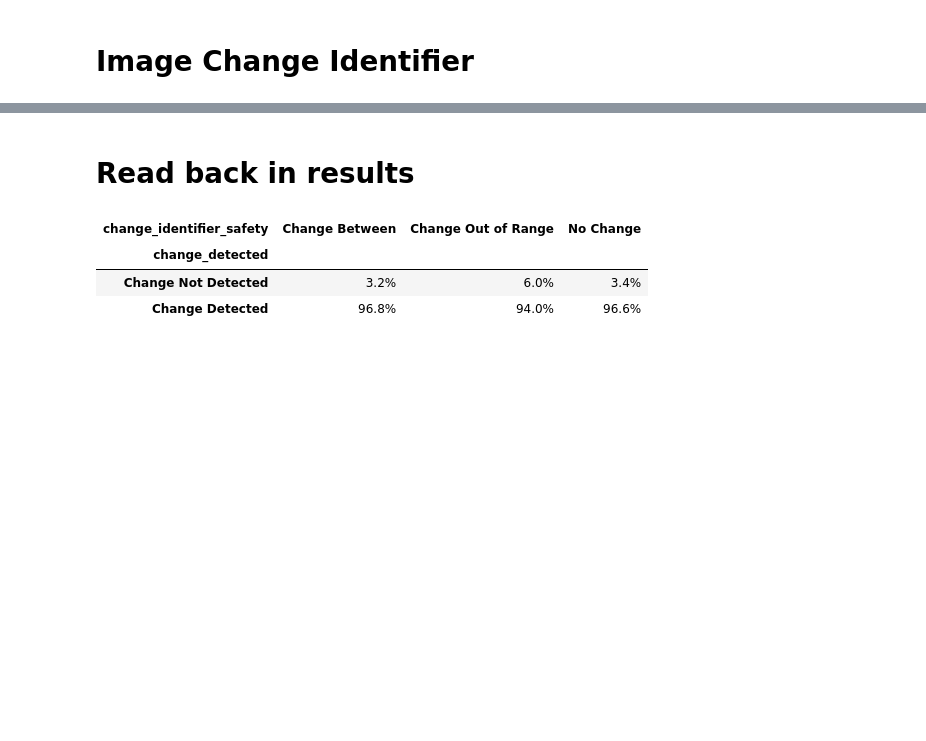
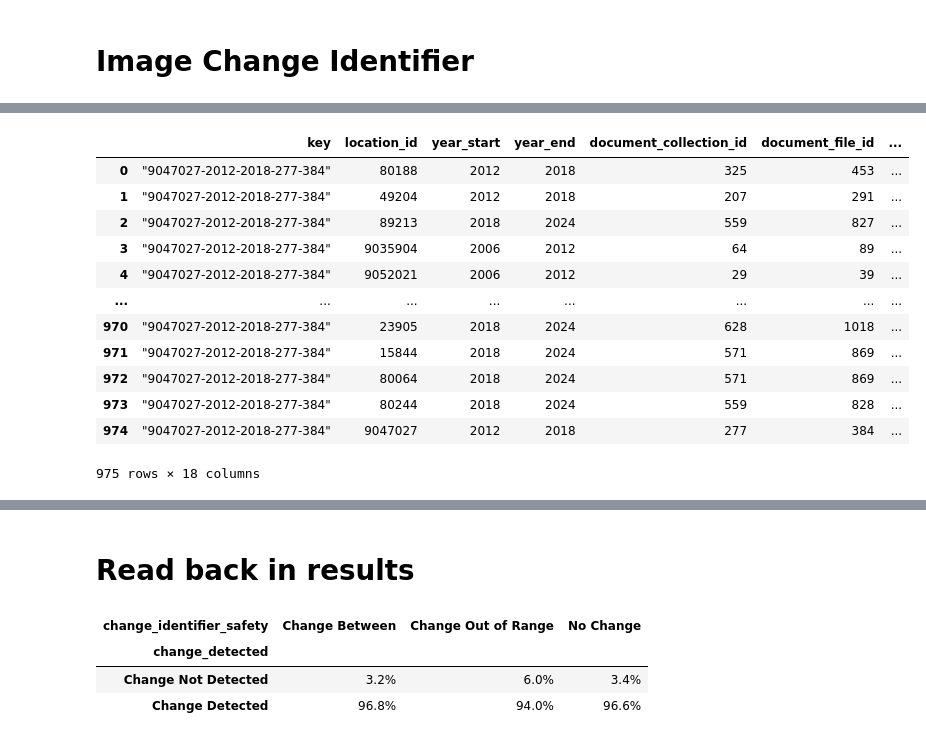
Before and after one commit to jatkins23/streetTransformer, a Jupyter notebook: notebooks/oai_api.ipynb, the cells around one changed output, grey strips where cells are left out. Drawn from its saved outputs; the diff is of its cells as text; code cells hidden in the pictures; blank space fills up the shorter version.

Commit message:
updated final version of the models before neurips submission

```diff
--- a/notebooks/oai_api.ipynb
+++ b/notebooks/oai_api.ipynb
@@ -64,0 +202,10 @@ with open('../data_oai_files/query123_top1000_sample.csv', 'w') as f:
+# %%
+with open('../data_oai_files/samples/sidebyside_describers.csv', 'w') as f:
+    f.write('item_id,file_labels\n')
+    for row in location_pairs_to_documents.itertuples():
+        sbs_start_path = Path(*Path(row.imagery_path_start).parts[0:3]) / 'sidebyside' / Path(row.imagery_path_start).parts[-2] / f'sidebside_{Path(row.imagery_path_start).parts[-1]}'
+        sbs_end_path = Path(*Path(row.imagery_path_end).parts[0:3]) / 'sidebyside' / Path(row.imagery_path_end).parts[-2] / f'sidebside_{Path(row.imagery_path_end).parts[-1]}'
+
+        key         = f'"{row.location_id}-{row.year_start}-{row.year_end}-{row.document_collection_id}-{row.document_file_id}"'
+        file_labels = f'"before:{sbs_start_path};after:{sbs_end_path}"'
+        f.write(f'"{key}",{file_labels}\n')
@@ -64,0 +214,10 @@ with open('../data_oai_files/query123_top1000_sample.csv', 'w') as f:
+# %%
+from st_preprocessing.config import DATA_PATH
+
+with open('../data_oai_files/samples/document_describers.csv', 'w') as f:
+    f.write('item_id,file_labels\n')
+    for row in location_pairs_to_documents.itertuples():
+        if (DATA_PATH / str(row.document_path)).exists():
+            key         = f'"{row.location_id}-{row.year_start}-{row.year_end}-{row.document_collection_id}-{row.document_file_id}"'
+            file_labels = f'"document:{row.document_path}"'
+            f.write(f'"{key}",{file_labels}\n')
@@ -64,0 +245,59 @@ with open('../data_oai_files/query123_top1000_sample.csv', 'w') as f:
+# %%
+docs_wrong_answers = {}
+location_pairs_to_documents['key'] = f'"{row.location_id}-{row.year_start}-{row.year_end}-{row.document_collection_id}-{row.document_file_id}"'
+
+for row in location_pairs_to_documents.itertuples():
+    # ids
+    location_id = row.location_id
+    document_collection_id = row.document_collection_id
+
+    locid_mask = location_to_document_collection['location_id'] != location_id
+    docid_mask = location_to_document_collection['document_collection_id'] != document_collection_id
+    l2d_valid= location_to_document_collection[locid_mask & docid_mask]
+
+    docs_valid = l2d_valid.merge(document_files, on = 'document_collection_id')
+    wrong_answers = docs_valid.sample(2)
+
+    docs_wrong_answers[row.key] = wrong_answers[['document_collection_id', 'document_file_id','relative_path']].reset_index(drop=True)
+
+#docs_wrong_answers_pivot = pd.concat({k: pd.DataFrame(v) for k, v in docs_wrong_answers.items()}).reset_index(names=['key','sub_index']).pivot(index='key', columns='sub_index', values='relative_path')
+docs_wrong_answers_pivot= docs_wrong_answers_pivot.set_axis(['option_1', 'option_2'], axis=1)
+location_pairs_to_documents_with_options = location_pairs_to_documents.merge(
+    docs_wrong_answers_pivot,
+    on = 'key'
+).rename(columns = {'document_path':'option_correct'})
+
+# for row in location_pairs_to_documents_with_options[['key', 'option_correct','option_1','option_2']].itertuples():
+#     row
+#     #location_pairs_to_documents_with_options.
+
+# location_pairs_to_documents_with_options['option_1'] = location_pairs_to_documents_with_options['option_1'].apply(lambda x: (x, 'incorrect'))
+# location_pairs_to_documents_with_options['option_2'] = location_pairs_to_documents_with_options['option_2'].apply(lambda x: (x, 'incorrect'))
+# location_pairs_to_documents_with_options['option_correct'] = location_pairs_to_documents_with_options['option_correct'].apply(lambda x: (x, 'correct'))
+
+
+# location_pairs_to_documents_with_options.melt(
+#     id_vars = 'location_id'
+# )
+# )
+
+location_pairs_to_documents_with_options.melt(
+    id_vars = ['key' ,'location_id', 'year_start', 'year_end', 'document_collection_id', 'document_file_id', 'document_collection_name', 'borough', 'sample_source', 'crossstreets',  'document_year', 'subgroup','imagery_path_start', 'sidebyside_path_start', 'imagery_path_end',
+       'sidebyside_path_end'],
+       value_vars = ['option_correct', 'option_1', 'option_2'],
+       value_name='document_path'
+)
+# %% [output]
+|  | key | location_id | year_start | year_end | document_collection_id | document_file_id | ... |
+| 0 | "9047027-2012-2018-277-384" | 80188 | 2012 | 2018 | 325 | 453 | ... |
+| 1 | "9047027-2012-2018-277-384" | 49204 | 2012 | 2018 | 207 | 291 | ... |
+| 2 | "9047027-2012-2018-277-384" | 89213 | 2018 | 2024 | 559 | 827 | ... |
+| 3 | "9047027-2012-2018-277-384" | 9035904 | 2006 | 2012 | 64 | 89 | ... |
+| 4 | "9047027-2012-2018-277-384" | 9052021 | 2006 | 2012 | 29 | 39 | ... |
+| ... | ... | ... | ... | ... | ... | ... | ... |
+| 970 | "9047027-2012-2018-277-384" | 23905 | 2018 | 2024 | 628 | 1018 | ... |
+| 971 | "9047027-2012-2018-277-384" | 15844 | 2018 | 2024 | 571 | 869 | ... |
+| 972 | "9047027-2012-2018-277-384" | 80064 | 2018 | 2024 | 571 | 869 | ... |
+| 973 | "9047027-2012-2018-277-384" | 80244 | 2018 | 2024 | 559 | 828 | ... |
+| 974 | "9047027-2012-2018-277-384" | 9047027 | 2012 | 2018 | 277 | 384 | ... |
+975 rows × 18 columns
```
Also changed, not shown: parts of 24 cells of this notebook, 7 other files.
